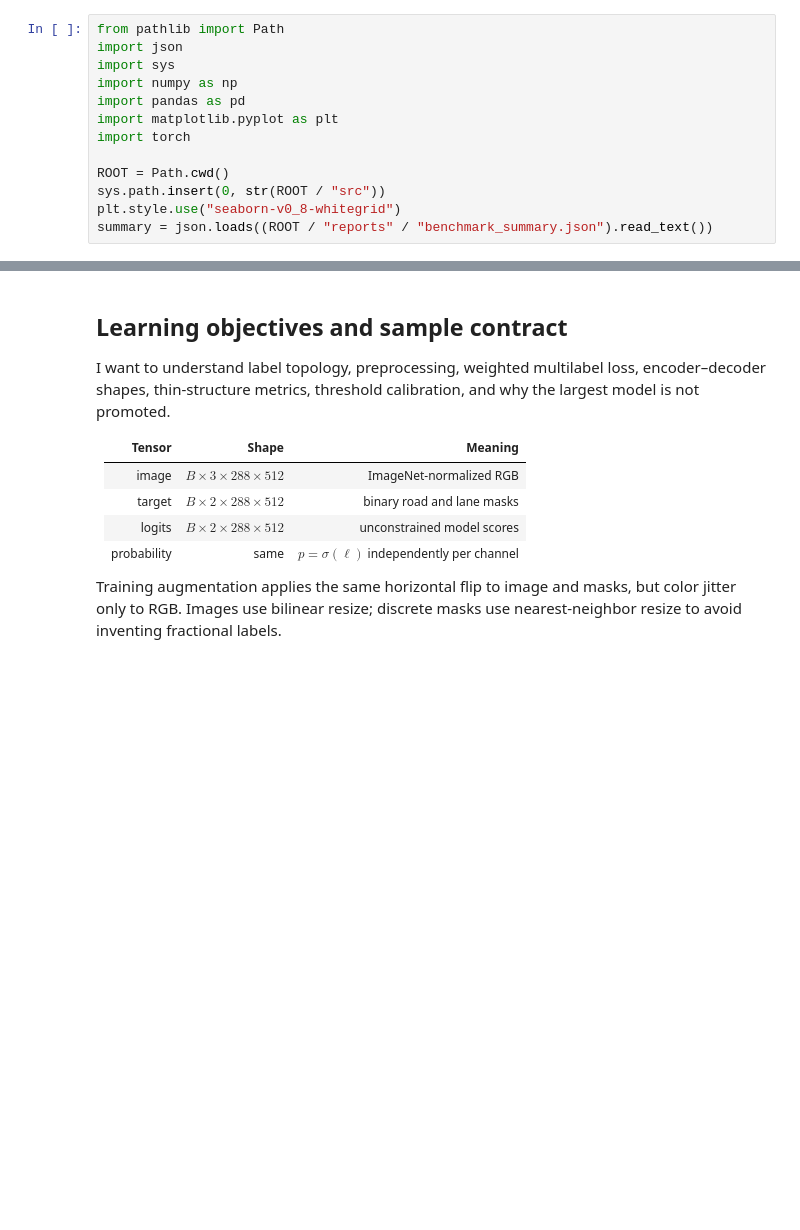
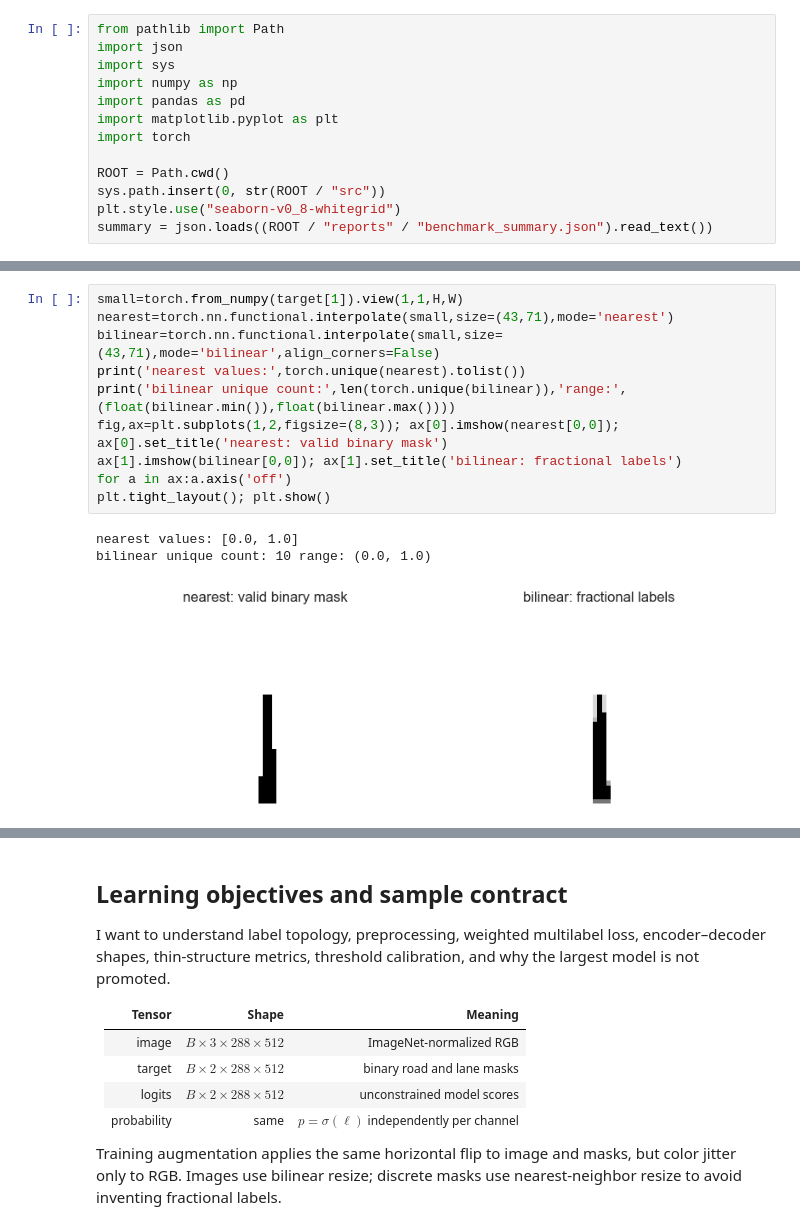
Before and after one commit to Nekros0day/zod-self-driving-lab, a Jupyter notebook: notebooks/04_road_lane_segmentation.ipynb, the cells around one changed output, grey strips where cells are left out. Saved outputs shown, nothing was run; the diff lists cells and outputs as text; blank space fills up the shorter version.

```diff
--- a/notebooks/04_road_lane_segmentation.ipynb
+++ b/notebooks/04_road_lane_segmentation.ipynb
@@ -17,0 +54,14 @@ summary = json.loads((ROOT / "reports" / "benchmark_summary.json").read_text())
+# %%
+small=torch.from_numpy(target[1]).view(1,1,H,W)
+nearest=torch.nn.functional.interpolate(small,size=(43,71),mode='nearest')
+bilinear=torch.nn.functional.interpolate(small,size=(43,71),mode='bilinear',align_corners=False)
+print('nearest values:',torch.unique(nearest).tolist())
+print('bilinear unique count:',len(torch.unique(bilinear)),'range:',(float(bilinear.min()),float(bilinear.max())))
+fig,ax=plt.subplots(1,2,figsize=(8,3)); ax[0].imshow(nearest[0,0]); ax[0].set_title('nearest: valid binary mask')
+ax[1].imshow(bilinear[0,0]); ax[1].set_title('bilinear: fractional labels')
+for a in ax:a.axis('off')
+plt.tight_layout(); plt.show()
+# %% [output]
+nearest values: [0.0, 1.0]
+bilinear unique count: 10 range: (0.0, 1.0)
+[figure, added]
```
Also changed, not shown: parts of 7 cells of this notebook, 12 other files.
